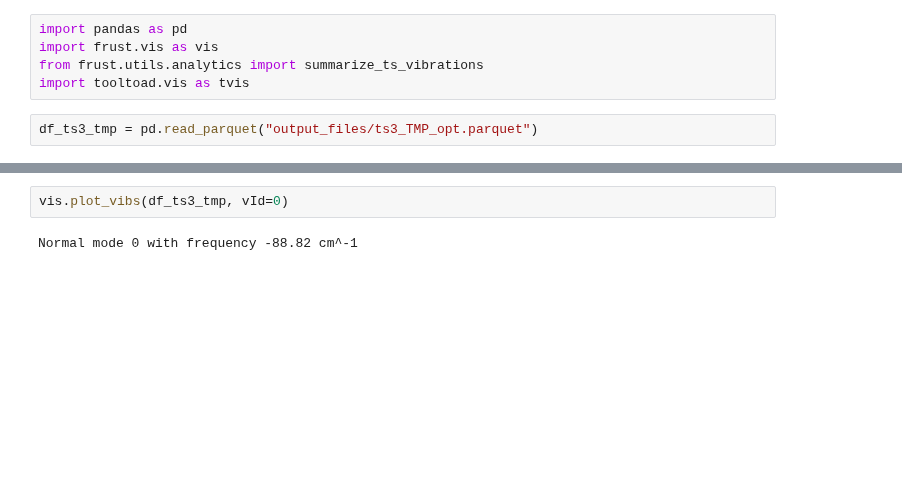
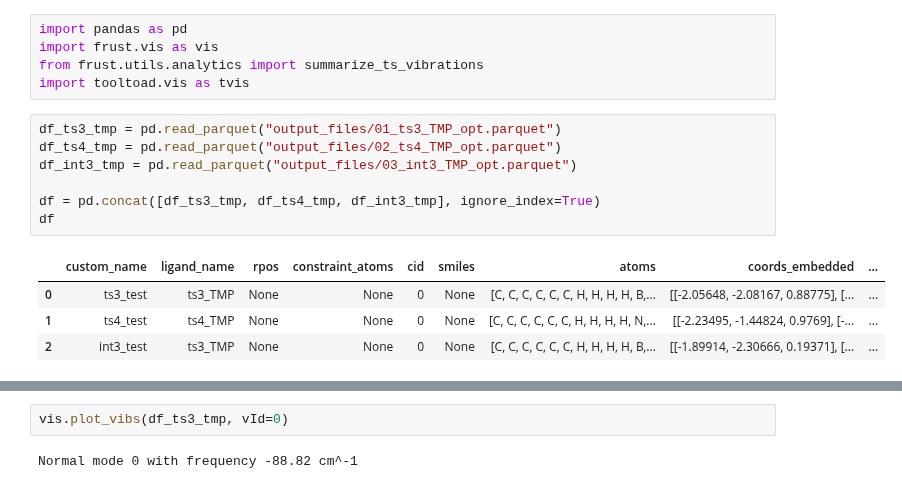
Before and after one commit to MolinDiscovery/FRUST, a Jupyter notebook: analysis/a7_tmp_opt.ipynb, the cells around one changed output, grey strips where cells are left out. Drawn from its saved outputs; the diff is of its cells as text; blank space fills up the shorter version.

```diff
--- a/analysis/a7_tmp_opt.ipynb
+++ b/analysis/a7_tmp_opt.ipynb
@@ -4,5 +4,15 @@ import frust.vis as vis
 from frust.utils.analytics import summarize_ts_vibrations
 import tooltoad.vis as tvis
 # %%
-df_ts3_tmp = pd.read_parquet("output_files/ts3_TMP_opt.parquet")
+df_ts3_tmp = pd.read_parquet("output_files/01_ts3_TMP_opt.parquet")
+df_ts4_tmp = pd.read_parquet("output_files/02_ts4_TMP_opt.parquet")
+df_int3_tmp = pd.read_parquet("output_files/03_int3_TMP_opt.parquet")
+
+df = pd.concat([df_ts3_tmp, df_ts4_tmp, df_int3_tmp], ignore_index=True)
+df
+# %% [output]
+|  | custom_name | ligand_name | rpos | constraint_atoms | cid | smiles | atoms | coords_embedded | ... |
+| 0 | ts3_test | ts3_TMP | None | None | 0 | None | [C, C, C, C, C, C, H, H, H, H, B,... | [[-2.05648, -2.08167, 0.88775], [... | ... |
+| 1 | ts4_test | ts4_TMP | None | None | 0 | None | [C, C, C, C, C, C, H, H, H, H, N,... | [[-2.23495, -1.44824, 0.9769], [-... | ... |
+| 2 | int3_test | ts3_TMP | None | None | 0 | None | [C, C, C, C, C, C, H, H, H, H, B,... | [[-1.89914, -2.30666, 0.19371], [... | ... |
 # %%
```
Also changed, not shown: parts of 2 cells of this notebook, 9 other files.
